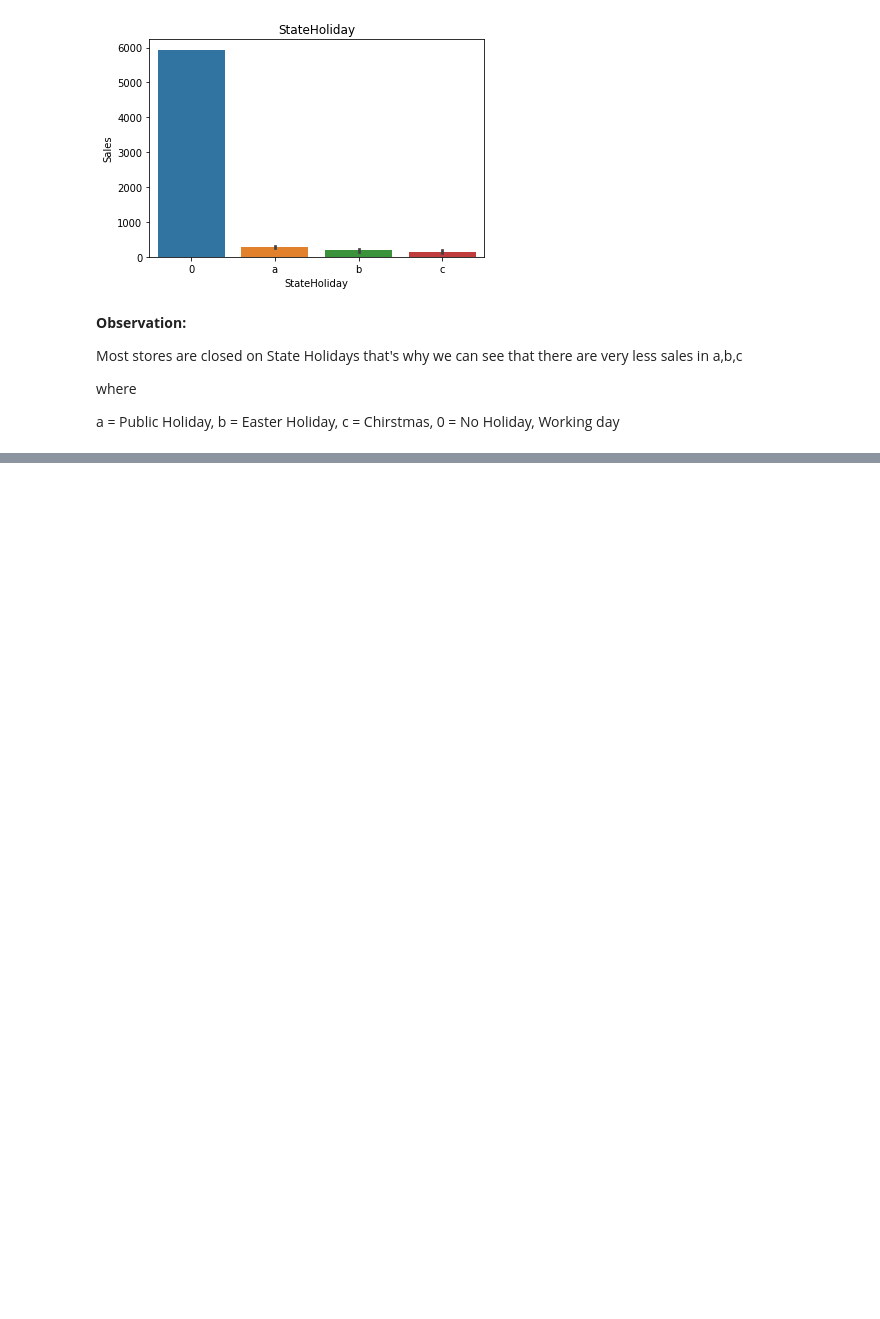
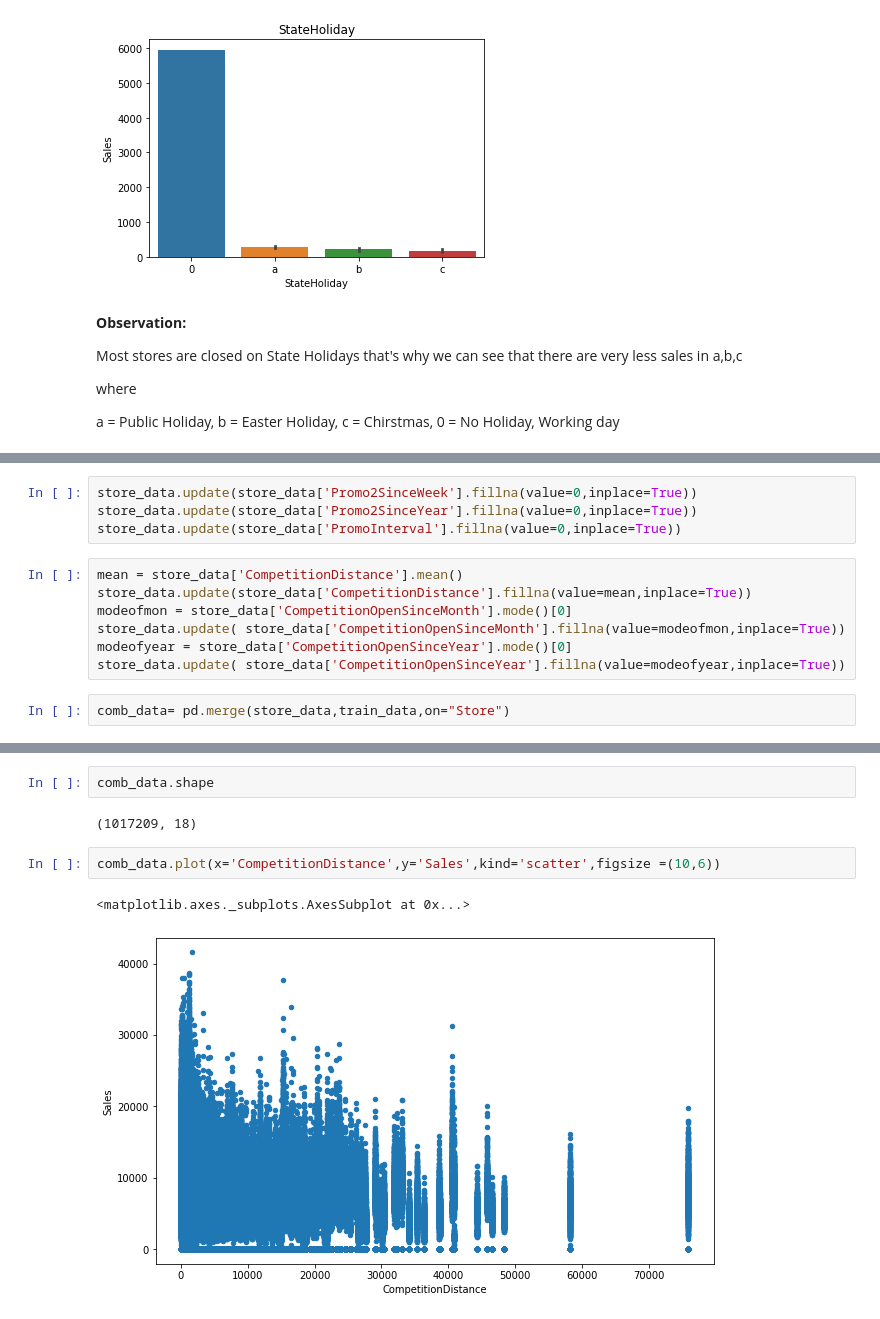
Before and after one commit to Nikitanegi0410/ML-Project---Rossmann-Sales-Prediction-, a Jupyter notebook: Rossmann_Sales_Prediction_Capstone_Project.ipynb, the cells around one changed output, grey strips where cells are left out. Cells and saved outputs as stored; diff of their text form; blank space fills up the shorter version.

```diff
--- a/Rossmann_Sales_Prediction_Capstone_Project.ipynb
+++ b/Rossmann_Sales_Prediction_Capstone_Project.ipynb
@@ -220,0 +280,13 @@ a = Public Holiday, b = Easter Holiday, c = Chirstmas, 0 = No Holiday, Working d
+# %%
+store_data.update(store_data['Promo2SinceWeek'].fillna(value=0,inplace=True))
+store_data.update(store_data['Promo2SinceYear'].fillna(value=0,inplace=True))
+store_data.update(store_data['PromoInterval'].fillna(value=0,inplace=True))
+# %%
+mean = store_data['CompetitionDistance'].mean()
+store_data.update(store_data['CompetitionDistance'].fillna(value=mean,inplace=True))
+modeofmon = store_data['CompetitionOpenSinceMonth'].mode()[0]
+store_data.update( store_data['CompetitionOpenSinceMonth'].fillna(value=modeofmon,inplace=True))
+modeofyear = store_data['CompetitionOpenSinceYear'].mode()[0]
+store_data.update( store_data['CompetitionOpenSinceYear'].fillna(value=modeofyear,inplace=True))
+# %%
+comb_data= pd.merge(store_data,train_data,on="Store")
@@ -220,0 +315,9 @@ a = Public Holiday, b = Easter Holiday, c = Chirstmas, 0 = No Holiday, Working d
+# %%
+comb_data.shape
+# %% [output]
+(1017209, 18)
+# %%
+comb_data.plot(x='CompetitionDistance',y='Sales',kind='scatter',figsize =(10,6))
+# %% [output]
+<matplotlib.axes._subplots.AxesSubplot at 0x...>
+[figure, added]
```
Also changed, not shown: parts of 12 cells of this notebook.
